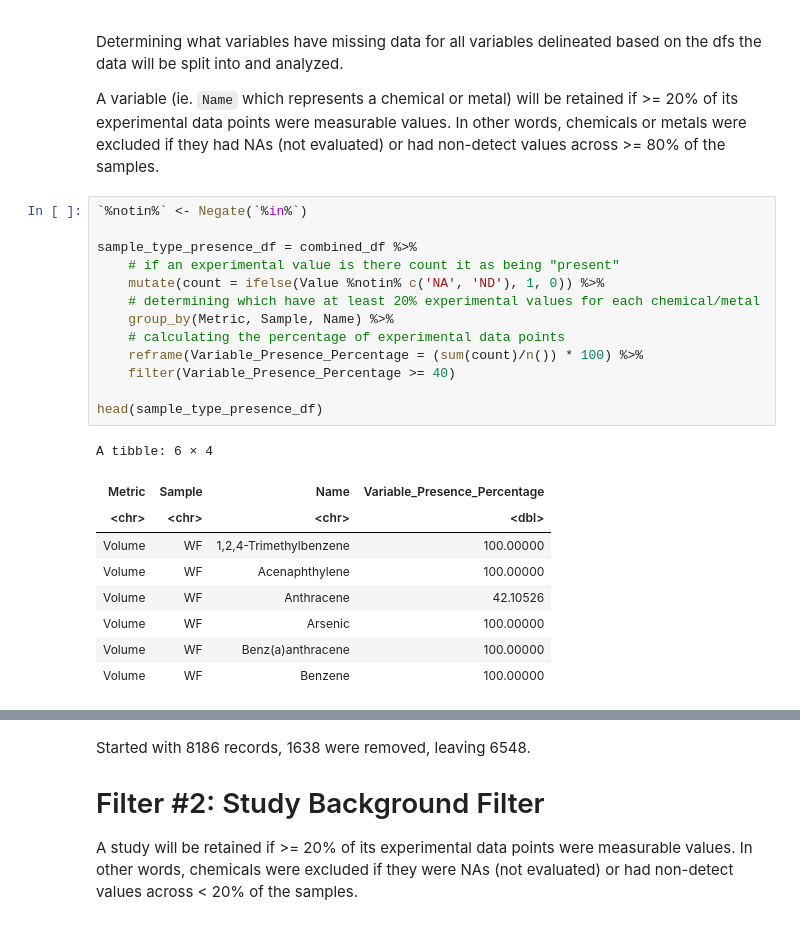
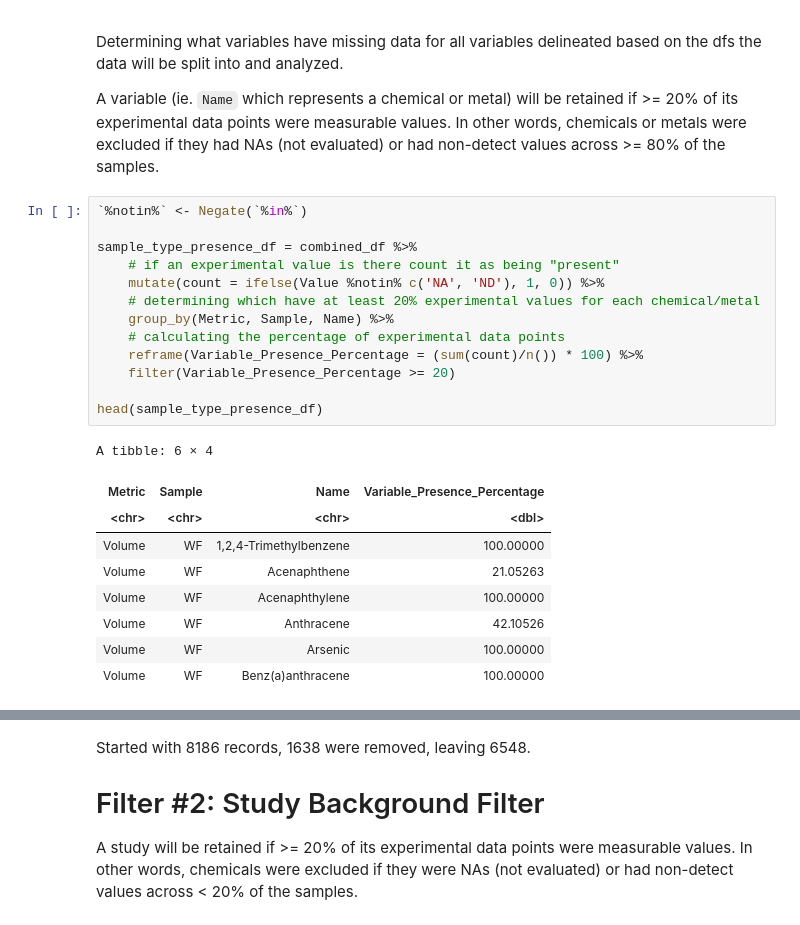
Before and after one commit to UNC-CEMALB/P1015.-Wildfire_Suffcient_Similiarity, a Jupyter notebook: 1. Data Processing/Data Processing.ipynb, the cells around one changed output, grey strips where cells are left out. Drawn from its saved outputs; the diff is of its cells as text.

```diff
--- a/1. Data Processing/Data Processing.ipynb
+++ b/1. Data Processing/Data Processing.ipynb
@@ -91,26 +92,26 @@ A variable (ie. `Name` which represents a chemical or metal) will be retained if
 # %%
 `%notin%` <- Negate(`%in%`)
 
 sample_type_presence_df = combined_df %>%
     # if an experimental value is there count it as being "present"
     mutate(count = ifelse(Value %notin% c('NA', 'ND'), 1, 0)) %>%
     # determining which have at least 20% experimental values for each chemical/metal
     group_by(Metric, Sample, Name) %>%
     # calculating the percentage of experimental data points
     reframe(Variable_Presence_Percentage = (sum(count)/n()) * 100) %>%
-    filter(Variable_Presence_Percentage >= 40)
+    filter(Variable_Presence_Percentage >= 20)
 
 head(sample_type_presence_df)
 # %% [output]
 A tibble: 6 × 4
 | Metric | Sample | Name | Variable_Presence_Percentage |
 | <chr> | <chr> | <chr> | <dbl> |
 | Volume | WF | 1,2,4-Trimethylbenzene | 100.00000 |
+| Volume | WF | Acenaphthene | 21.05263 |
 | Volume | WF | Acenaphthylene | 100.00000 |
 | Volume | WF | Anthracene | 42.10526 |
 | Volume | WF | Arsenic | 100.00000 |
 | Volume | WF | Benz(a)anthracene | 100.00000 |
-| Volume | WF | Benzene | 100.00000 |
 # %%
 # filtering the original df
 filter1_df = inner_join(sample_type_presence_df[,1:3], combined_df)
```
Also changed, not shown: parts of 23 cells of this notebook.
